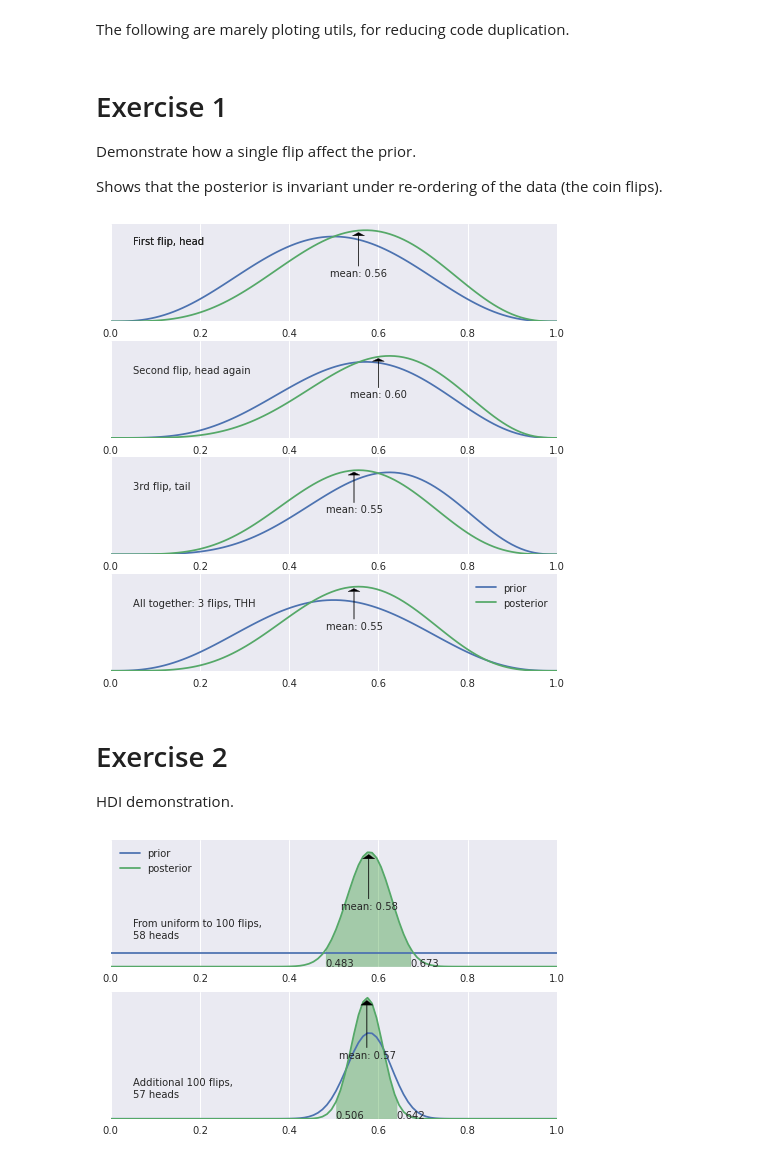
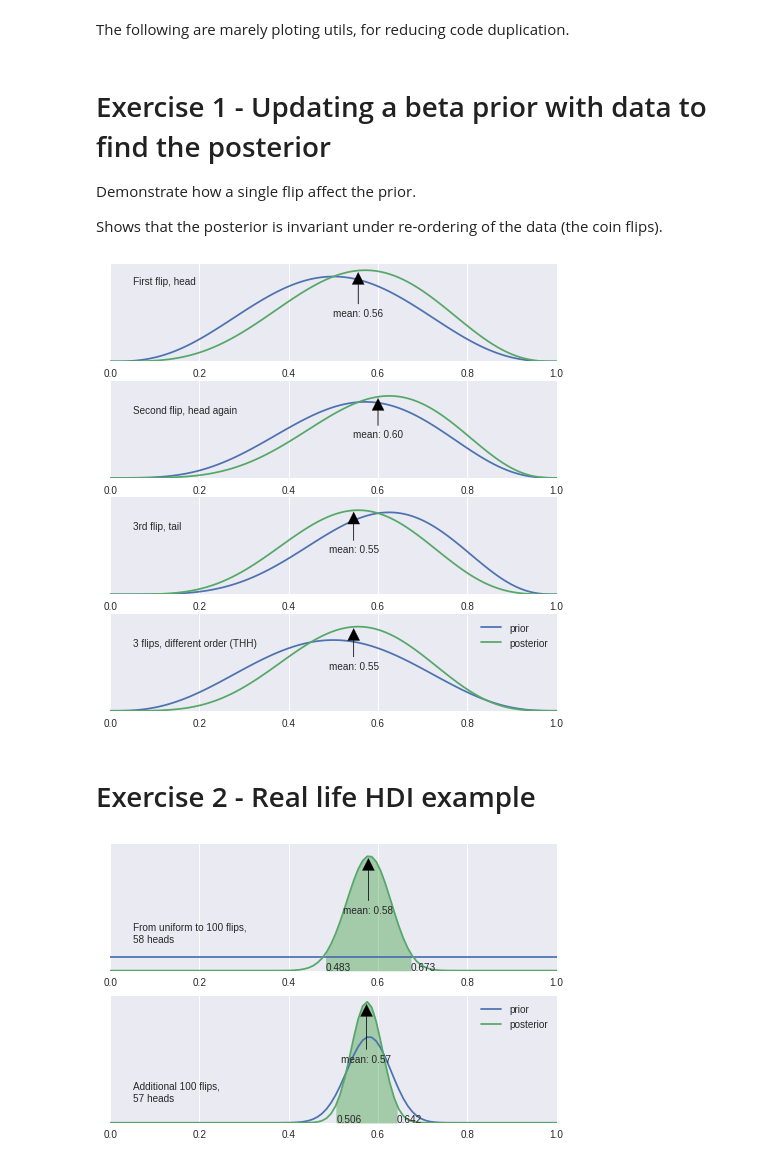
Before and after one commit to Nagasaki45/dbdapy, a Jupyter notebook: ch06.ipynb, the cells around one changed output. Drawn from its saved outputs; the diff is of its cells as text; code cells hidden in the pictures.

```diff
--- a/ch06.ipynb
+++ b/ch06.ipynb
@@ -8,13 +8,19 @@ import matplotlib.pyplot as plt
 import seaborn as sns  # Just makes everything nicer
 
 %matplotlib inline
-sns.set_style('darkgrid')
 # %% [markdown]
 ## Utility functions
 # %%
-def update_beta(a, b, N, z):
-    '''Update beta prior with data'''
-    return (z + a, N - z + b)  # See p. 132
+def update_beta(beta_prior, N, z):
+    '''
+    Update beta distribution prior with data.
+
+    beta_prior : scipy.stats.beta instance.
+    N : the number of data point to include in the update.
+    z : the number of True / positive / heads in the data.
+    '''
+    a, b = beta_prior.args
+    return beta(a + z, b + N - z)  # See p. 132
 
 def distribution_hdi(distribution, interval_mass=.95):
     '''
@@ -31,13 +37,14 @@ def distribution_hdi(distribution, interval_mass=.95):
     # Find low_tail that minimizes interval_width
     best_low_tail = fmin(interval_width, 0, ftol=1e-8, disp=False)[0]
     # Return interval as array([low, high])
-    return distribution.ppf([best_low_tail, best_low_tail+ interval_mass])
+    return distribution.ppf([best_low_tail, best_low_tail + interval_mass])
 # %% [markdown]
 The following are marely ploting utils, for reducing code duplication.
 # %%
-def prior_posterior_plot(prior, posterior, text, hdi_tails=None):
+def prior_posterior_plot(prior, posterior, *, hdi_tails=None, text=None):
     x = np.linspace(0, 1, 100)
-    plt.text(.05, 2, text)
+    if text:
+        plt.text(.05, 2, text)
     plt.plot(x, prior.pdf(x), label='prior')
     plt.plot(x, posterior.pdf(x), label='posterior')
 
@@ -60,7 +67,7 @@ def hdi_plot(distribution, hdi_tails):
     x = np.linspace(*hdi_tails, num=100)
     plt.fill_between(x, 0, distribution.pdf(x), color='green', alpha=0.3)
 # %% [markdown]
-# Exercise 1
+# Exercise 1 - Updating a beta prior with data to find the posterior
 
 Demonstrate how a single flip affect the prior.
 
@@ -72,61 +79,51 @@ plt.figure(figsize=(8, 8))
 plt.subplot(4, 1, 1)
 a, b = 4, 4
 prior = beta(a, b)
-plt.text(0.05, 2, 'First flip, head')
-a, b = update_beta(a, b, N=1, z=1)
-posterior = beta(a, b)
-prior_posterior_plot(prior, posterior, 'First flip, head')
+posterior = update_beta(prior, N=1, z=1)
+prior_posterior_plot(prior, posterior, text='First flip, head')
 
 # Question B
 plt.subplot(4, 1, 2)
 prior = posterior
-a, b = update_beta(a, b, N=1, z=1)
-posterior = beta(a, b)
-prior_posterior_plot(prior, posterior, 'Second flip, head again')
+posterior = update_beta(prior, N=1, z=1)
+prior_posterior_plot(prior, posterior, text='Second flip, head again')
 
 # Question C
 plt.subplot(4, 1, 3)
 prior = posterior
-a, b = update_beta(a, b, N=1, z=0)
-posterior = beta(a, b)
-prior_posterior_plot(prior, posterior, '3rd flip, tail')
+posterior = update_beta(prior, N=1, z=0)
+prior_posterior_plot(prior, posterior, text='3rd flip, tail')
 
 # Question D
 plt.subplot(4, 1, 4)
 a, b = 4, 4
 prior = beta(a, b)
-a, b = update_beta(a, b, N=3, z=2)
-posterior = beta(a, b)
-prior_posterior_plot(prior, posterior, 'All together: 3 flips, THH')
+posterior = update_beta(prior, N=3, z=2)
+prior_posterior_plot(prior, posterior, text='3 flips, different order (THH)')
 
-_ = plt.legend(loc='best')
+plt.legend(loc='best');
 # %% [output]
-[figure, old version]
+[figure, new version]
 # %% [markdown]
-# Exercise 2
-
-HDI demonstration.
+# Exercise 2 - Real life HDI example
 # %%
 plt.figure(figsize=(8, 5))
 
 # Question A
 plt.subplot(2, 1, 1)
 a, b = 1, 1
 prior = beta(a, b)
-a, b = update_beta(a, b, N=100, z=58)
-posterior = beta(a, b)
-text = 'From uniform to 100 flips,\n58 heads'
-hdi_tails = distribution_hdi(posterior)
-prior_posterior_plot(prior, posterior, text, hdi_tails=hdi_tails)
-plt.legend(loc=2)
+posterior = update_beta(prior, N=100, z=58)
+prior_posterior_plot(prior, posterior, hdi_tails=distribution_hdi(posterior),
+                     text='From uniform to 100 flips,\n58 heads')
 
 # Question B
 plt.subplot(2, 1, 2)
 prior = posterior
-a, b = update_beta(a, b, N=100, z=57)
-posterior = beta(a, b)
-text = 'Additional 100 flips,\n57 heads'
-hdi_tails = distribution_hdi(posterior)
-prior_posterior_plot(prior, posterior, text, hdi_tails=hdi_tails)
+posterior = update_beta(prior, N=100, z=57)
+prior_posterior_plot(prior, posterior, hdi_tails=distribution_hdi(posterior),
+                     text='Additional 100 flips,\n57 heads')
+
+plt.legend(loc='best');
 # %% [output]
-[figure, old version]
+[figure, new version]
```
Also changed, not shown: parts of 13 cells of this notebook.
